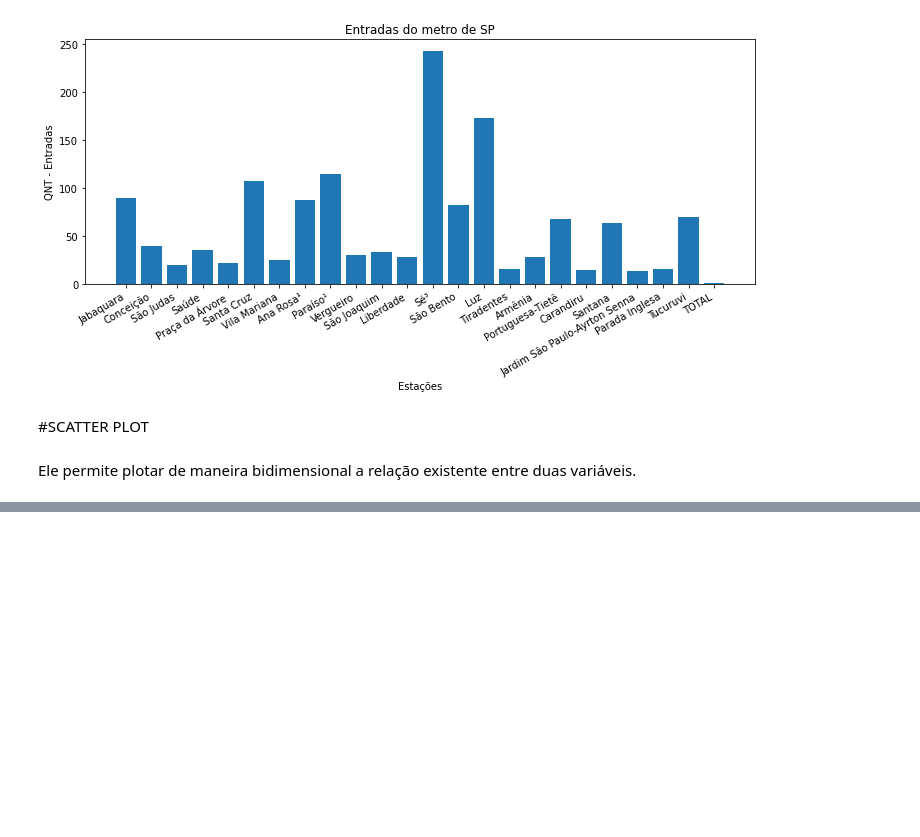
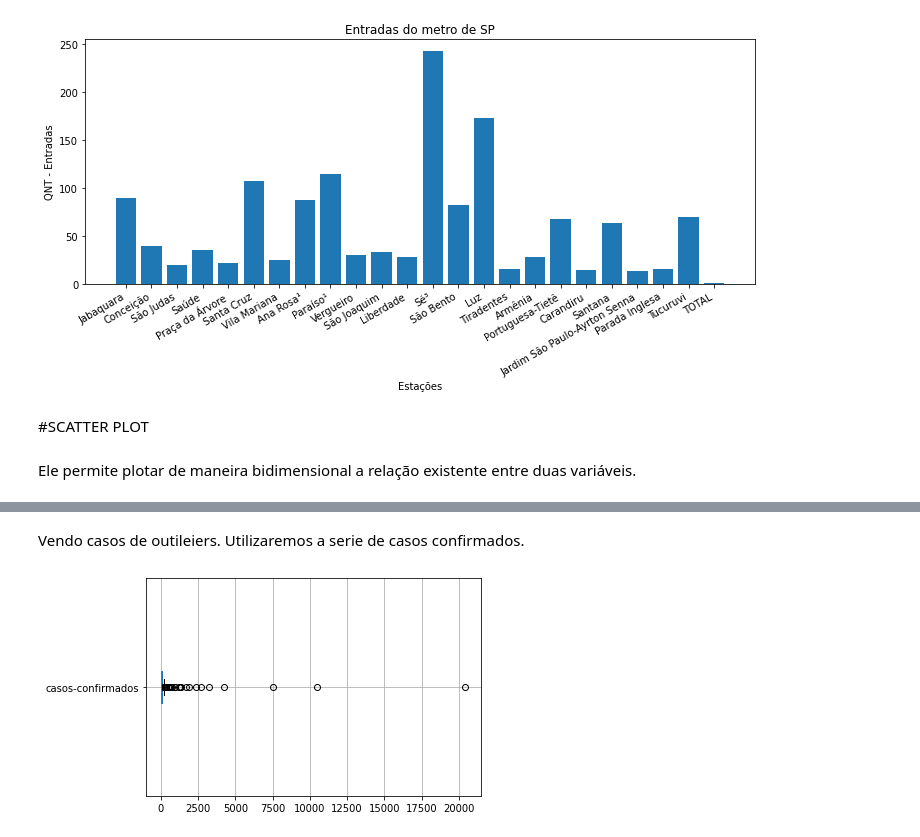
Before and after one commit to jonhsel/Data-Science, a Jupyter notebook: Matplotlib.ipynb, the cells around one changed output, grey strips where cells are left out. Saved outputs shown, nothing was run; the diff lists cells and outputs as text; code cells hidden in the pictures; blank space fills up the shorter version.

```diff
--- a/Matplotlib.ipynb
+++ b/Matplotlib.ipynb
@@ -379,0 +456,8 @@ Ele permite plotar de maneira bidimensional a relação existente entre duas var
+# %% [markdown]
+Vendo casos de outileiers. Utilizaremos a serie de casos confirmados.
+# %%
+fig, ax = plt.subplots()
+df_boxplot.boxplot('casos-confirmados', ax=ax, vert=False)
+plt.show()
+# %% [output]
+[figure, added]
```
Also changed, not shown: parts of 45 cells of this notebook.
